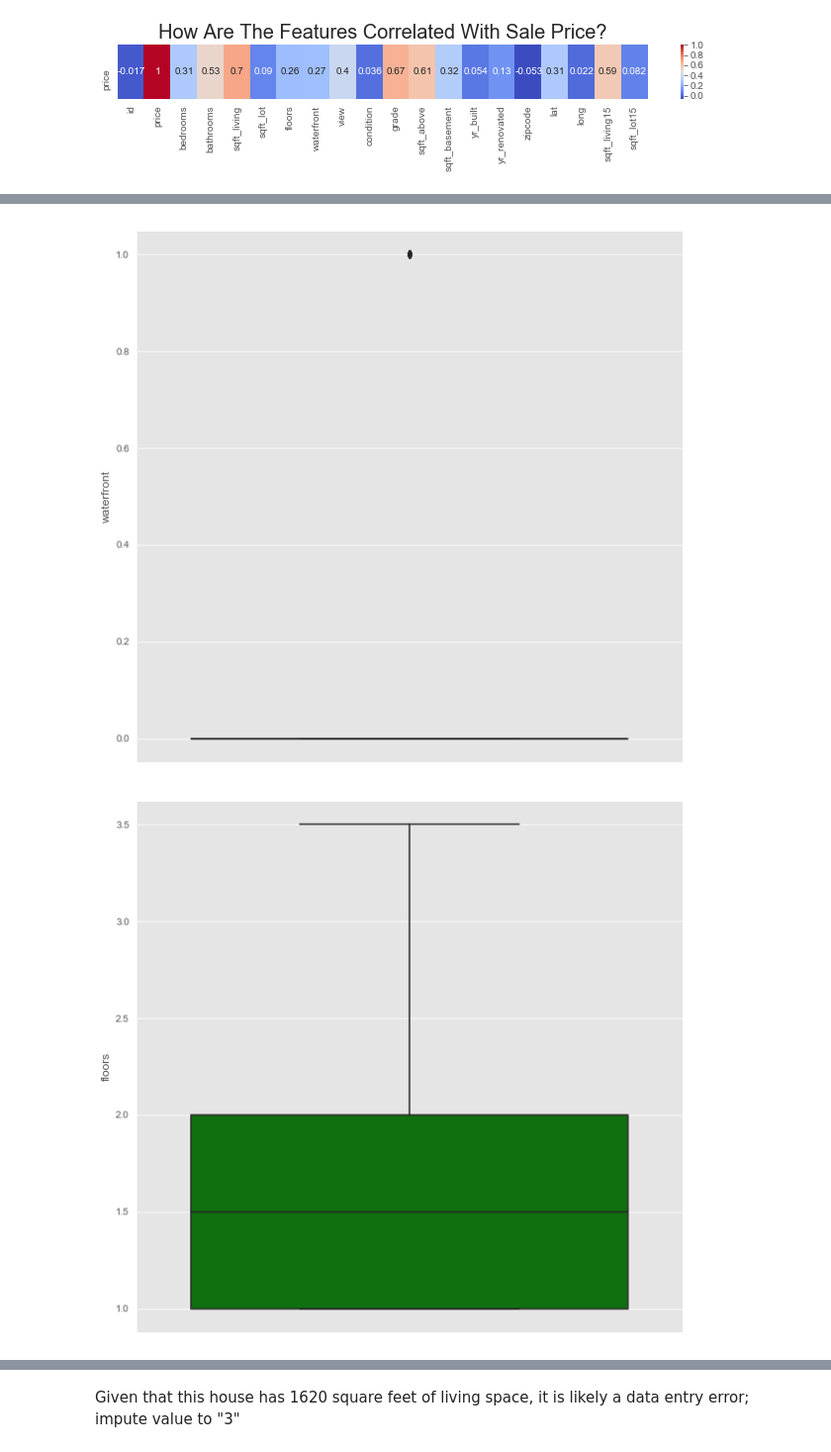
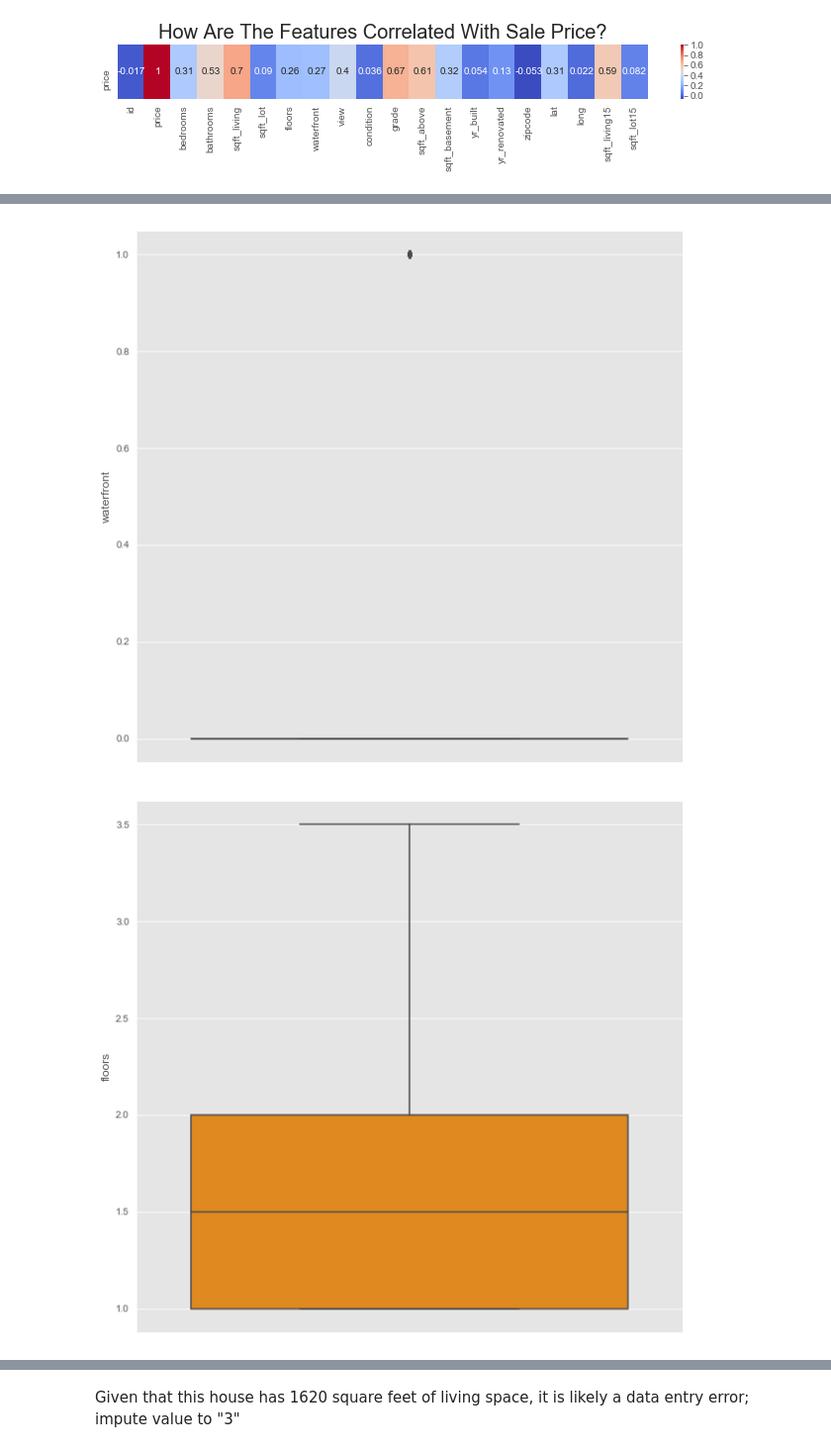
Before and after one commit to jeremymiller00/housing_prices, a Jupyter notebook: notebooks/report.ipynb, the cells around one changed output, grey strips where cells are left out. Shown at 99% size. Saved outputs shown, nothing was run; the diff lists cells and outputs as text; code cells hidden in the pictures.

```diff
--- a/notebooks/report.ipynb
+++ b/notebooks/report.ipynb
@@ -101,3 +109,5 @@ id               0.016797
 Name: price, dtype: float64
 # %%
 features = list(abs(housing_df.corr().loc['price']).sort_values(ascending=False).index[1:13])
+features.append('long') #longitude added back in
+print("Intial feature set (absolute correlation >= 0.10):\n\n{}".format(features))
@@ -124,6 +117,0 @@ sns.pairplot(housing_df[features])
-# %%
-for f in features:
-    plt.figure(figsize=(12,10))
-    plt.scatter(housing_df[f], housing_df['price'], c="blue", alpha=0.3, s=5)
-    plt.xlabel(f.capitalize())
-    plt.ylabel('Price')
@@ -143,5 +120,9 @@ for f in features:
 # %%
-for f in features:
-    plt.figure(figsize=(10,10))
-    sns.boxplot(housing_df[f], orient='v', color='green')
+def feature_boxes(df, features):
+    # make boxplots of features in dataframe
+    for f in features:
+        plt.figure(figsize=(10,10))
+        sns.boxplot(df[f], orient='v', color='DarkOrange')
+
+feature_boxes(housing_df, features)
 # %% [output]
@@ -157,3 +138,3 @@ for f in features:
 [figure]
-[figure, old version]
+[figure, new version]
 [figure]
```
Also changed, not shown: parts of 23 cells of this notebook.
